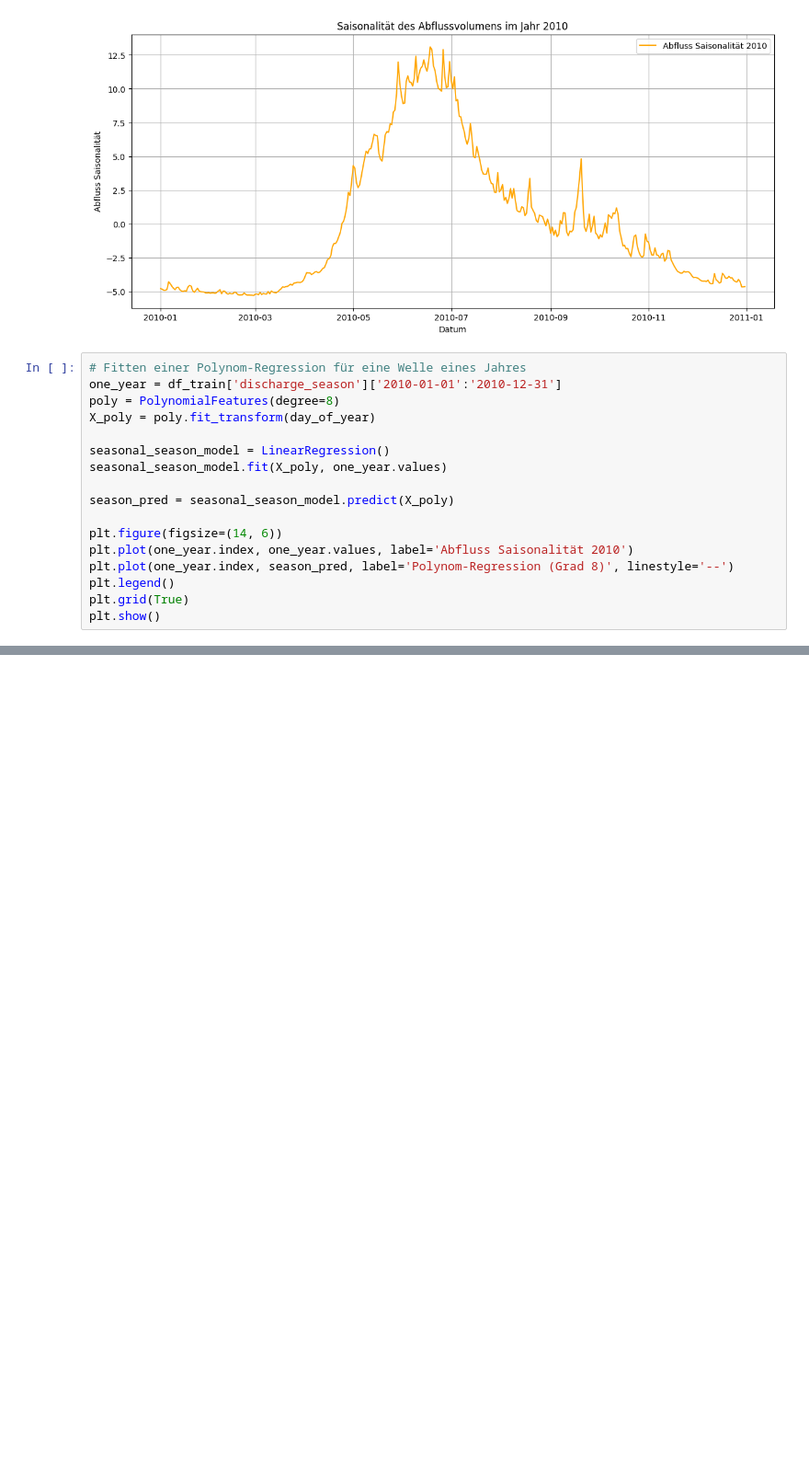
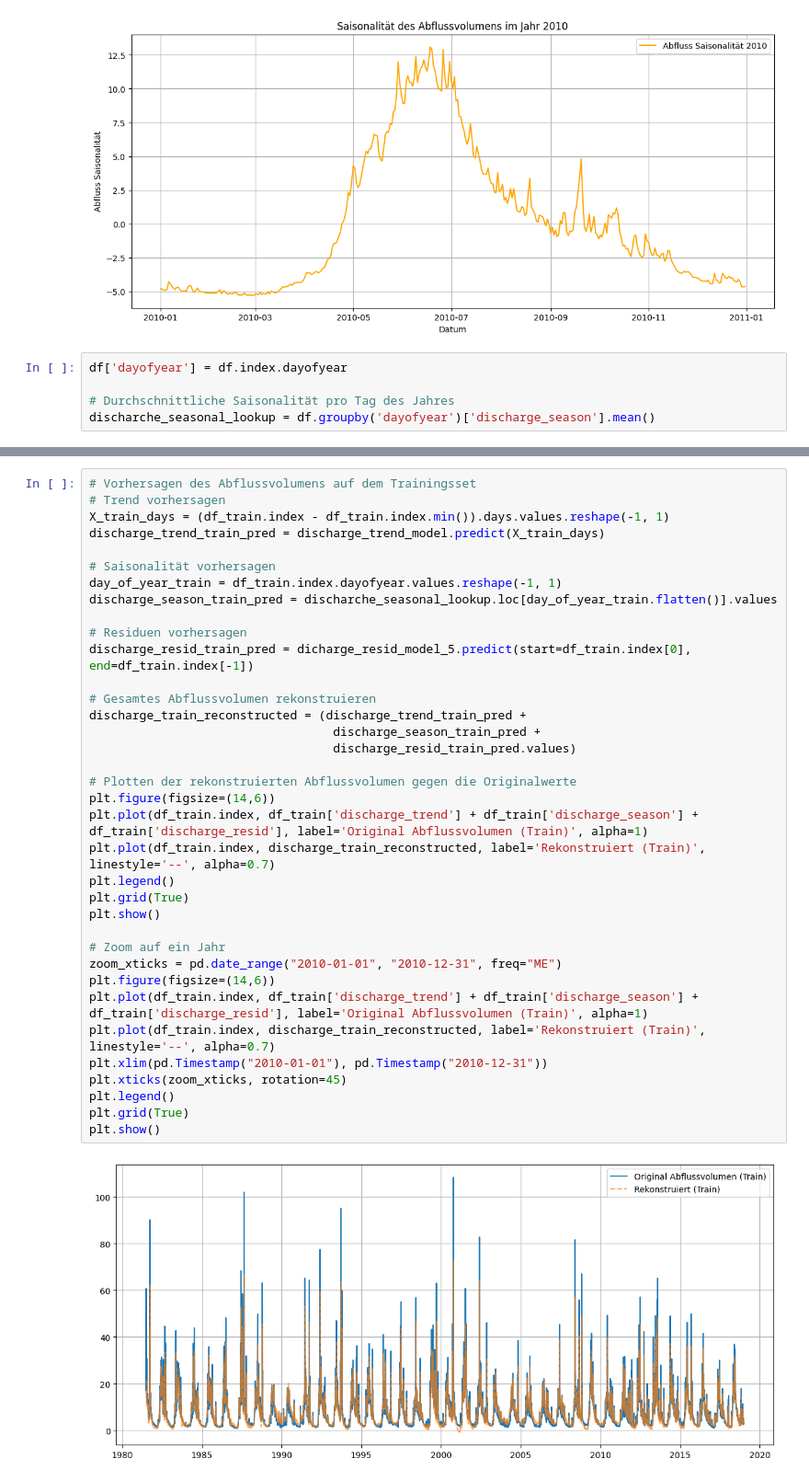
Before and after one commit to Sandra-Senn/spz_Wasserstand_analyse, a Jupyter notebook: notebooks/5_modellierung_durch_andere.ipynb, the cells around one changed output, grey strips where cells are left out. Shown at 92% size. Cells and saved outputs as stored; diff of their text form; blank space fills up the shorter version.

```diff
--- a/notebooks/5_modellierung_durch_andere.ipynb
+++ b/notebooks/5_modellierung_durch_andere.ipynb
@@ -364,19 +386,7 @@ plt.show()
 # %% [output]
 [figure]
 # %%
-# Fitten einer Polynom-Regression für eine Welle eines Jahres
-one_year = df_train['discharge_season']['2010-01-01':'2010-12-31']
-poly = PolynomialFeatures(degree=8)
-X_poly = poly.fit_transform(day_of_year)
+df['dayofyear'] = df.index.dayofyear
 
-seasonal_season_model = LinearRegression()
-seasonal_season_model.fit(X_poly, one_year.values)
-
-season_pred = seasonal_season_model.predict(X_poly)
-
-plt.figure(figsize=(14, 6))
-plt.plot(one_year.index, one_year.values, label='Abfluss Saisonalität 2010')
-plt.plot(one_year.index, season_pred, label='Polynom-Regression (Grad 8)', linestyle='--')
-plt.legend()
-plt.grid(True)
-plt.show()
+# Durchschnittliche Saisonalität pro Tag des Jahres
+discharche_seasonal_lookup = df.groupby('dayofyear')['discharge_season'].mean()
@@ -384,0 +460,38 @@ plt.show()
+# %%
+# Vorhersagen des Abflussvolumens auf dem Trainingsset
+# Trend vorhersagen
+X_train_days = (df_train.index - df_train.index.min()).days.values.reshape(-1, 1)
+discharge_trend_train_pred = discharge_trend_model.predict(X_train_days)
+
+# Saisonalität vorhersagen
+day_of_year_train = df_train.index.dayofyear.values.reshape(-1, 1)
+discharge_season_train_pred = discharche_seasonal_lookup.loc[day_of_year_train.flatten()].values
+
+# Residuen vorhersagen
+discharge_resid_train_pred = dicharge_resid_model_5.predict(start=df_train.index[0], end=df_train.index[-1])
+
+# Gesamtes Abflussvolumen rekonstruieren
+discharge_train_reconstructed = (discharge_trend_train_pred +
+                                  discharge_season_train_pred +
+                                  discharge_resid_train_pred.values)
+
+# Plotten der rekonstruierten Abflussvolumen gegen die Originalwerte
+plt.figure(figsize=(14,6))
+plt.plot(df_train.index, df_train['discharge_trend'] + df_train['discharge_season'] + df_train['discharge_resid'], label='Original Abflussvolumen (Train)', alpha=1)
+plt.plot(df_train.index, discharge_train_reconstructed, label='Rekonstruiert (Train)', linestyle='--', alpha=0.7)
+plt.legend()
+plt.grid(True)
+plt.show()
+
+# Zoom auf ein Jahr
+zoom_xticks = pd.date_range("2010-01-01", "2010-12-31", freq="ME")
+plt.figure(figsize=(14,6))
+plt.plot(df_train.index, df_train['discharge_trend'] + df_train['discharge_season'] + df_train['discharge_resid'], label='Original Abflussvolumen (Train)', alpha=1)
+plt.plot(df_train.index, discharge_train_reconstructed, label='Rekonstruiert (Train)', linestyle='--', alpha=0.7)
+plt.xlim(pd.Timestamp("2010-01-01"), pd.Timestamp("2010-12-31"))
+plt.xticks(zoom_xticks, rotation=45)
+plt.legend()
+plt.grid(True)
+plt.show()
+# %% [output]
+[figure, added]
```
Also changed, not shown: parts of 17 cells of this notebook.
